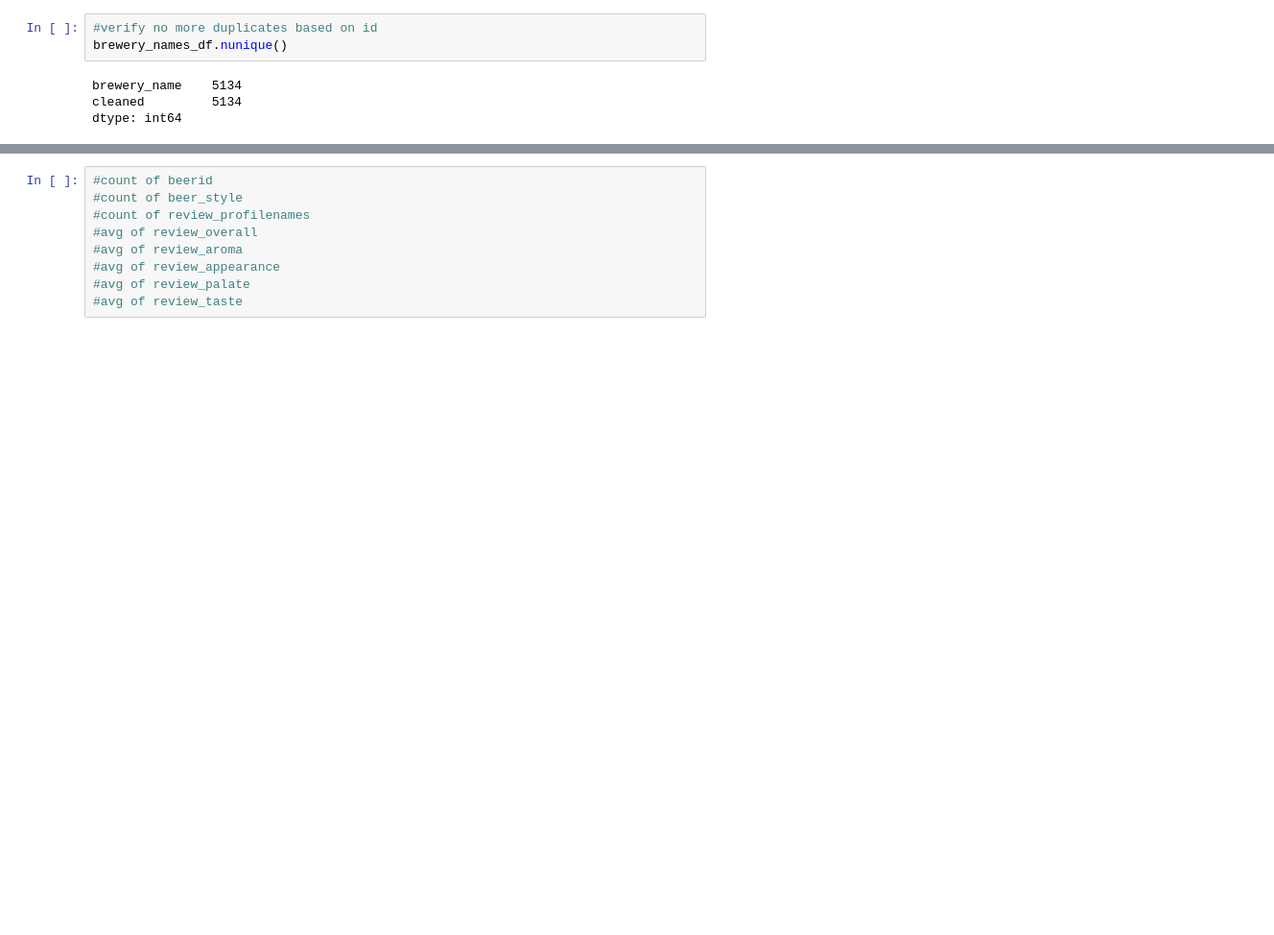
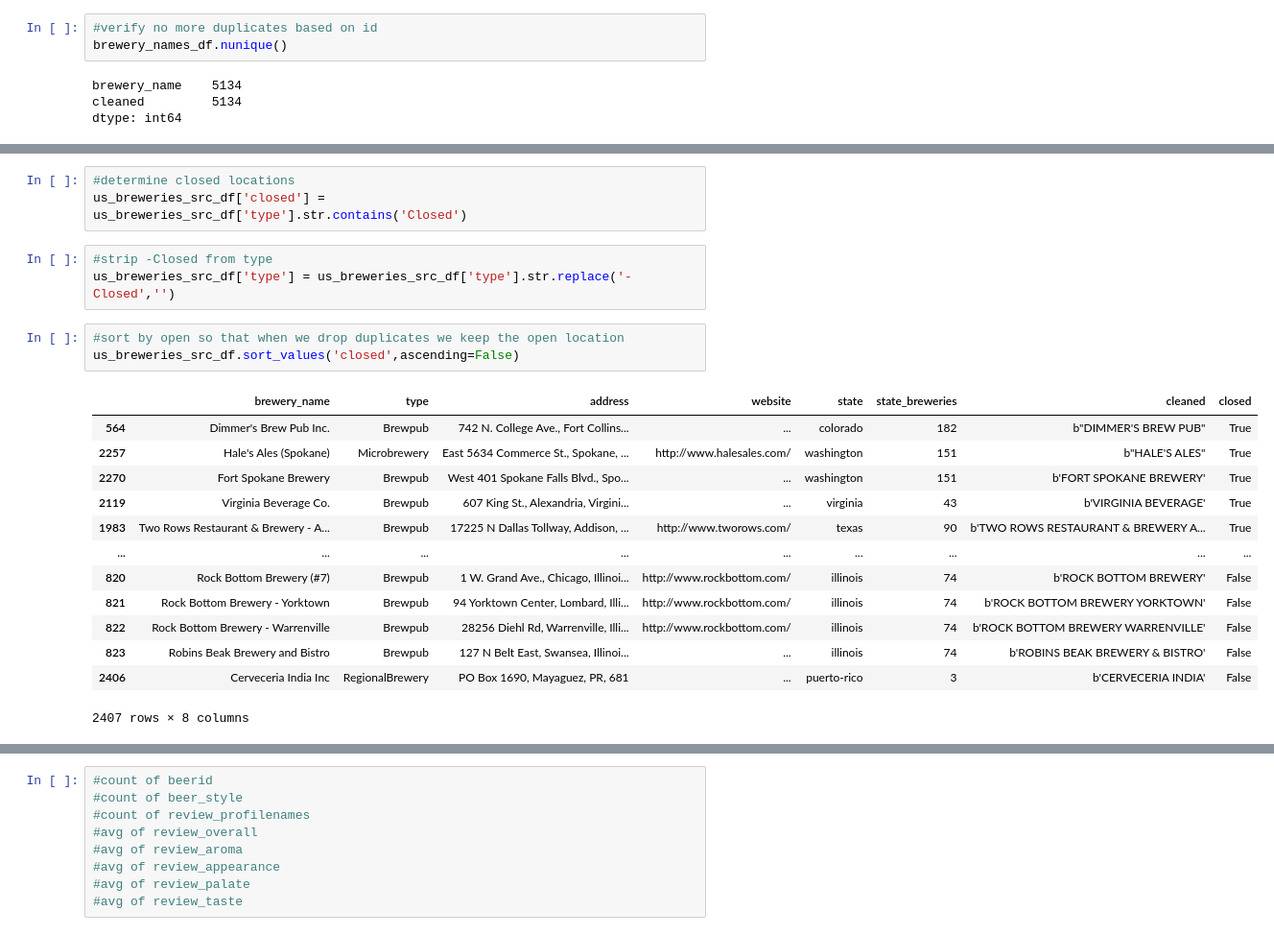
Before and after one commit to rmr1154/ETLProject, a Jupyter notebook: Beer_ETL.ipynb, the cells around one changed output, grey strips where cells are left out. Shown at 96% size. Drawn from its saved outputs; the diff is of its cells as text; blank space fills up the shorter version.

```diff
--- a/Beer_ETL.ipynb
+++ b/Beer_ETL.ipynb
@@ -268,0 +249,23 @@ memory usage: 128.4+ MB
+# %%
+#determine closed locations
+us_breweries_src_df['closed'] = us_breweries_src_df['type'].str.contains('Closed')
+# %%
+#strip -Closed from type
+us_breweries_src_df['type'] = us_breweries_src_df['type'].str.replace('-Closed','')
+# %%
+#sort by open so that when we drop duplicates we keep the open location
+us_breweries_src_df.sort_values('closed',ascending=False)
+# %% [output]
+|  | brewery_name | type | address | website | state | state_breweries | cleaned | closed |
+| 564 | Dimmer's Brew Pub Inc. | Brewpub | 742 N. College Ave., Fort Collins... | ... | colorado | 182 | b"DIMMER'S BREW PUB" | True |
+| 2257 | Hale's Ales (Spokane) | Microbrewery | East 5634 Commerce St., Spokane, ... | http://www.halesales.com/ | washington | 151 | b"HALE'S ALES" | True |
+| 2270 | Fort Spokane Brewery | Brewpub | West 401 Spokane Falls Blvd., Spo... | ... | washington | 151 | b'FORT SPOKANE BREWERY' | True |
+| 2119 | Virginia Beverage Co. | Brewpub | 607 King St., Alexandria, Virgini... | ... | virginia | 43 | b'VIRGINIA BEVERAGE' | True |
+| 1983 | Two Rows Restaurant & Brewery - A... | Brewpub | 17225 N Dallas Tollway, Addison, ... | http://www.tworows.com/ | texas | 90 | b'TWO ROWS RESTAURANT & BREWERY A... | True |
+| ... | ... | ... | ... | ... | ... | ... | ... | ... |
+| 820 | Rock Bottom Brewery (#7) | Brewpub | 1 W. Grand Ave., Chicago, Illinoi... | http://www.rockbottom.com/ | illinois | 74 | b'ROCK BOTTOM BREWERY' | False |
+| 821 | Rock Bottom Brewery - Yorktown | Brewpub | 94 Yorktown Center, Lombard, Illi... | http://www.rockbottom.com/ | illinois | 74 | b'ROCK BOTTOM BREWERY YORKTOWN' | False |
+| 822 | Rock Bottom Brewery - Warrenville | Brewpub | 28256 Diehl Rd, Warrenville, Illi... | http://www.rockbottom.com/ | illinois | 74 | b'ROCK BOTTOM BREWERY WARRENVILLE' | False |
+| 823 | Robins Beak Brewery and Bistro | Brewpub | 127 N Belt East, Swansea, Illinoi... | ... | illinois | 74 | b'ROBINS BEAK BREWERY & BISTRO' | False |
+| 2406 | Cerveceria India Inc | RegionalBrewery | PO Box 1690, Mayaguez, PR, 681 | ... | puerto-rico | 3 | b'CERVECERIA INDIA' | False |
+2407 rows × 8 columns
```
Also changed, not shown: parts of 39 cells of this notebook, 4 other files.
